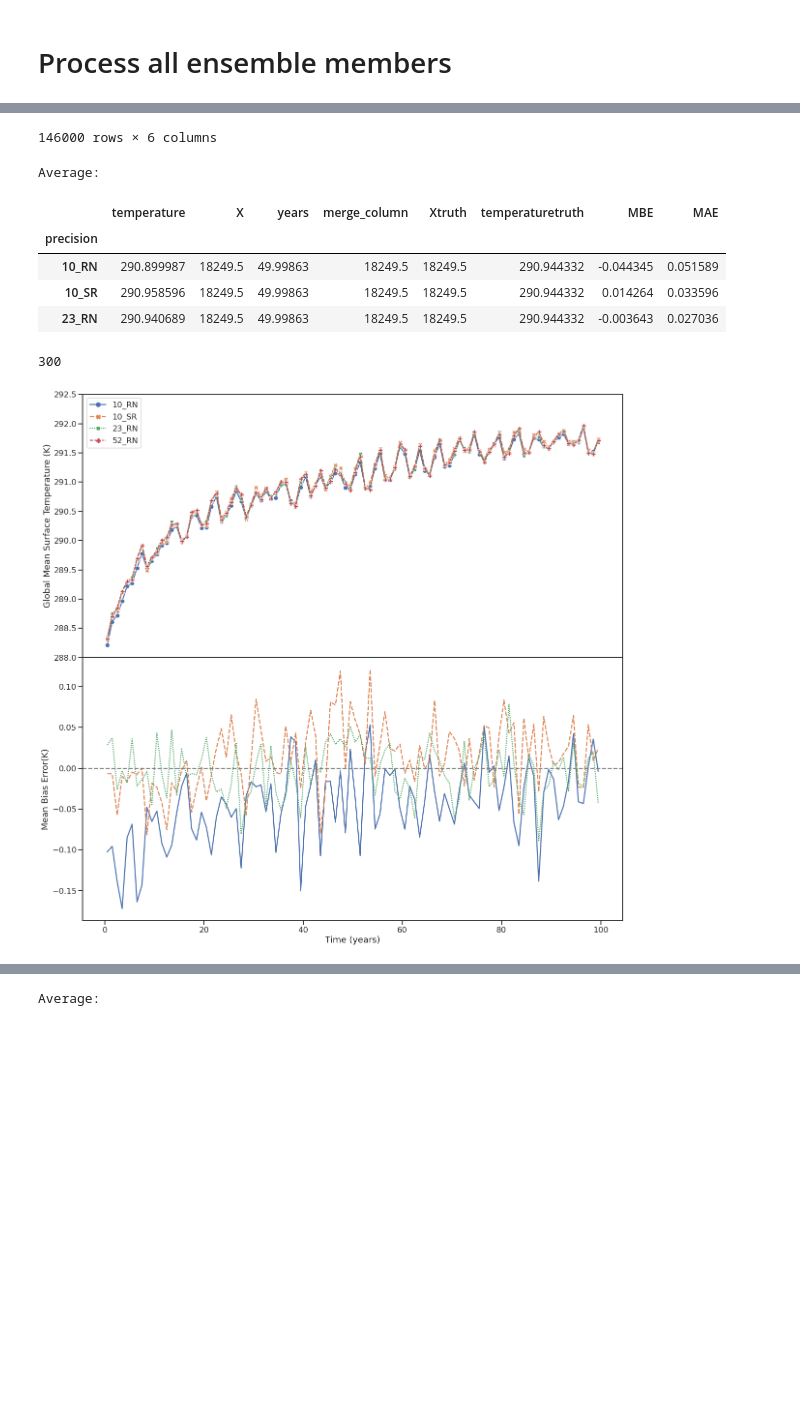
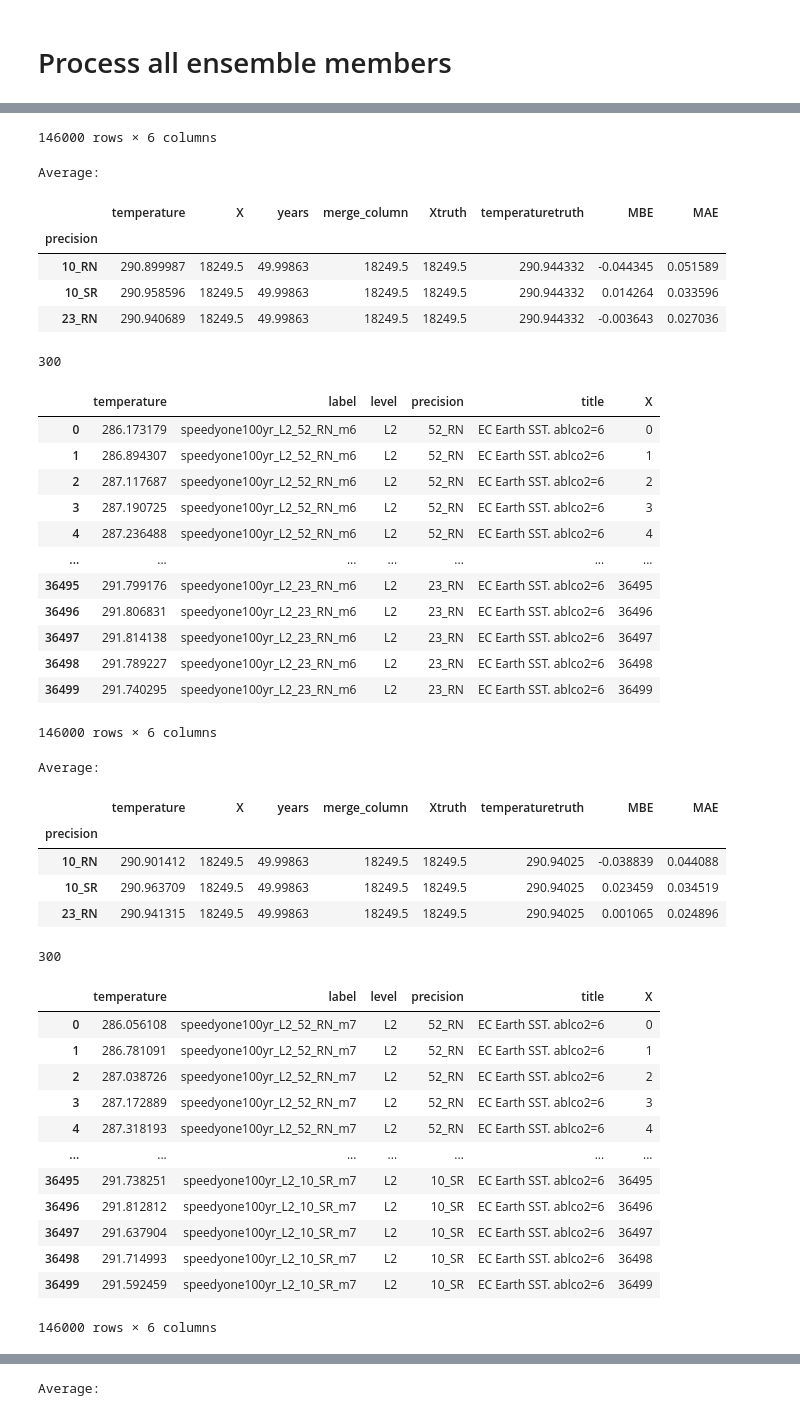
Before and after one commit to tomkimpson/speedy-1, a Jupyter notebook: jupyter_notebooks/1.Timeseries_individual.ipynb, the cells around one changed output, grey strips where cells are left out. Saved outputs shown, nothing was run; the diff lists cells and outputs as text; code cells hidden in the pictures; blank space fills up the shorter version.

```diff
--- a/jupyter_notebooks/1.Timeseries_individual.ipynb
+++ b/jupyter_notebooks/1.Timeseries_individual.ipynb
@@ -272,29 +272,62 @@ def plot_timeseries(df,time_period,title,savefig):
     #Other config
     ax1.legend().set_title(None)
 # %%
-for m in ['m5_example.pkl']: #,'m6_example.pkl','m7_example.pkl']:
+for m in ['m5_example.pkl','m6_example.pkl','m7_example.pkl']:
     dtmp = pd.read_pickle(m)
     display(dtmp)
-    plot_timeseries(dtmp,time_period=365,title=m,savefig='figs/m5_timeseries.png')
+    #plot_timeseries(dtmp,time_period=365,title=m,savefig='figs/m5_timeseries.png')
+    plot_timeseries(dtmp,time_period=365,title=m,savefig=None)
 # %% [output]
 |  | temperature | label | level | precision | title | X |
 | 0 | 286.025455 | speedyone100yr_L2_52_RN_m5 | L2 | 52_RN | EC Earth SST. ablco2=6 | 0 |
 | 1 | 286.725405 | speedyone100yr_L2_52_RN_m5 | L2 | 52_RN | EC Earth SST. ablco2=6 | 1 |
 | 2 | 286.979427 | speedyone100yr_L2_52_RN_m5 | L2 | 52_RN | EC Earth SST. ablco2=6 | 2 |
 | 3 | 287.126005 | speedyone100yr_L2_52_RN_m5 | L2 | 52_RN | EC Earth SST. ablco2=6 | 3 |
 | 4 | 287.245411 | speedyone100yr_L2_52_RN_m5 | L2 | 52_RN | EC Earth SST. ablco2=6 | 4 |
 | ... | ... | ... | ... | ... | ... | ... |
 | 36495 | 291.799462 | speedyone100yr_L2_10_SR_m5 | L2 | 10_SR | EC Earth SST. ablco2=6 | 36495 |
 | 36496 | 291.755692 | speedyone100yr_L2_10_SR_m5 | L2 | 10_SR | EC Earth SST. ablco2=6 | 36496 |
 | 36497 | 291.688527 | speedyone100yr_L2_10_SR_m5 | L2 | 10_SR | EC Earth SST. ablco2=6 | 36497 |
 | 36498 | 291.728683 | speedyone100yr_L2_10_SR_m5 | L2 | 10_SR | EC Earth SST. ablco2=6 | 36498 |
 | 36499 | 291.752892 | speedyone100yr_L2_10_SR_m5 | L2 | 10_SR | EC Earth SST. ablco2=6 | 36499 |
 146000 rows × 6 columns
 Average:
 |  | temperature | X | years | merge_column | Xtruth | temperaturetruth | MBE | MAE |
 | precision |  |  |  |  |  |  |  |  |
 | 10_RN | 290.899987 | 18249.5 | 49.99863 | 18249.5 | 18249.5 | 290.944332 | -0.044345 | 0.051589 |
 | 10_SR | 290.958596 | 18249.5 | 49.99863 | 18249.5 | 18249.5 | 290.944332 | 0.014264 | 0.033596 |
 | 23_RN | 290.940689 | 18249.5 | 49.99863 | 18249.5 | 18249.5 | 290.944332 | -0.003643 | 0.027036 |
 300
-[figure, removed]
+|  | temperature | label | level | precision | title | X |
+| 0 | 286.173179 | speedyone100yr_L2_52_RN_m6 | L2 | 52_RN | EC Earth SST. ablco2=6 | 0 |
+| 1 | 286.894307 | speedyone100yr_L2_52_RN_m6 | L2 | 52_RN | EC Earth SST. ablco2=6 | 1 |
+| 2 | 287.117687 | speedyone100yr_L2_52_RN_m6 | L2 | 52_RN | EC Earth SST. ablco2=6 | 2 |
+| 3 | 287.190725 | speedyone100yr_L2_52_RN_m6 | L2 | 52_RN | EC Earth SST. ablco2=6 | 3 |
+| 4 | 287.236488 | speedyone100yr_L2_52_RN_m6 | L2 | 52_RN | EC Earth SST. ablco2=6 | 4 |
+| ... | ... | ... | ... | ... | ... | ... |
+| 36495 | 291.799176 | speedyone100yr_L2_23_RN_m6 | L2 | 23_RN | EC Earth SST. ablco2=6 | 36495 |
+| 36496 | 291.806831 | speedyone100yr_L2_23_RN_m6 | L2 | 23_RN | EC Earth SST. ablco2=6 | 36496 |
+| 36497 | 291.814138 | speedyone100yr_L2_23_RN_m6 | L2 | 23_RN | EC Earth SST. ablco2=6 | 36497 |
+| 36498 | 291.789227 | speedyone100yr_L2_23_RN_m6 | L2 | 23_RN | EC Earth SST. ablco2=6 | 36498 |
+| 36499 | 291.740295 | speedyone100yr_L2_23_RN_m6 | L2 | 23_RN | EC Earth SST. ablco2=6 | 36499 |
+146000 rows × 6 columns
+Average:
+|  | temperature | X | years | merge_column | Xtruth | temperaturetruth | MBE | MAE |
+| precision |  |  |  |  |  |  |  |  |
+| 10_RN | 290.901412 | 18249.5 | 49.99863 | 18249.5 | 18249.5 | 290.94025 | -0.038839 | 0.044088 |
+| 10_SR | 290.963709 | 18249.5 | 49.99863 | 18249.5 | 18249.5 | 290.94025 | 0.023459 | 0.034519 |
+| 23_RN | 290.941315 | 18249.5 | 49.99863 | 18249.5 | 18249.5 | 290.94025 | 0.001065 | 0.024896 |
+300
+|  | temperature | label | level | precision | title | X |
+| 0 | 286.056108 | speedyone100yr_L2_52_RN_m7 | L2 | 52_RN | EC Earth SST. ablco2=6 | 0 |
+| 1 | 286.781091 | speedyone100yr_L2_52_RN_m7 | L2 | 52_RN | EC Earth SST. ablco2=6 | 1 |
+| 2 | 287.038726 | speedyone100yr_L2_52_RN_m7 | L2 | 52_RN | EC Earth SST. ablco2=6 | 2 |
+| 3 | 287.172889 | speedyone100yr_L2_52_RN_m7 | L2 | 52_RN | EC Earth SST. ablco2=6 | 3 |
+| 4 | 287.318193 | speedyone100yr_L2_52_RN_m7 | L2 | 52_RN | EC Earth SST. ablco2=6 | 4 |
+| ... | ... | ... | ... | ... | ... | ... |
+| 36495 | 291.738251 | speedyone100yr_L2_10_SR_m7 | L2 | 10_SR | EC Earth SST. ablco2=6 | 36495 |
+| 36496 | 291.812812 | speedyone100yr_L2_10_SR_m7 | L2 | 10_SR | EC Earth SST. ablco2=6 | 36496 |
+| 36497 | 291.637904 | speedyone100yr_L2_10_SR_m7 | L2 | 10_SR | EC Earth SST. ablco2=6 | 36497 |
+| 36498 | 291.714993 | speedyone100yr_L2_10_SR_m7 | L2 | 10_SR | EC Earth SST. ablco2=6 | 36498 |
+| 36499 | 291.592459 | speedyone100yr_L2_10_SR_m7 | L2 | 10_SR | EC Earth SST. ablco2=6 | 36499 |
+146000 rows × 6 columns
```
Also changed, not shown: parts of 1 cell of this notebook, 13 other files.
